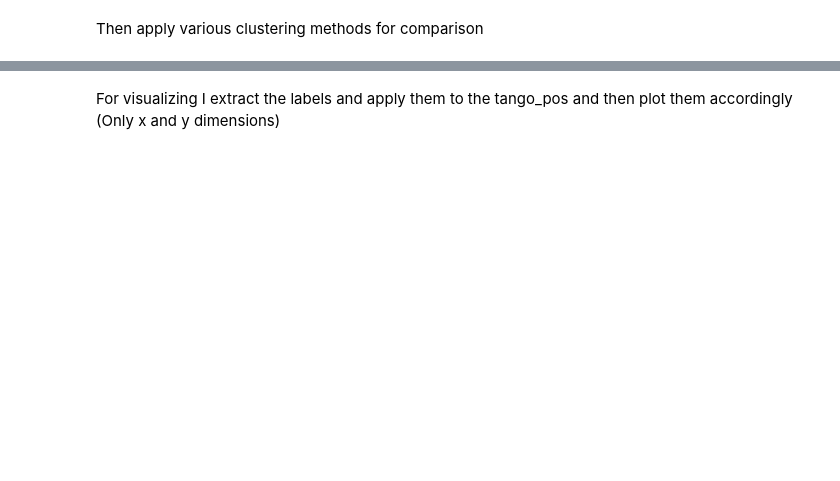
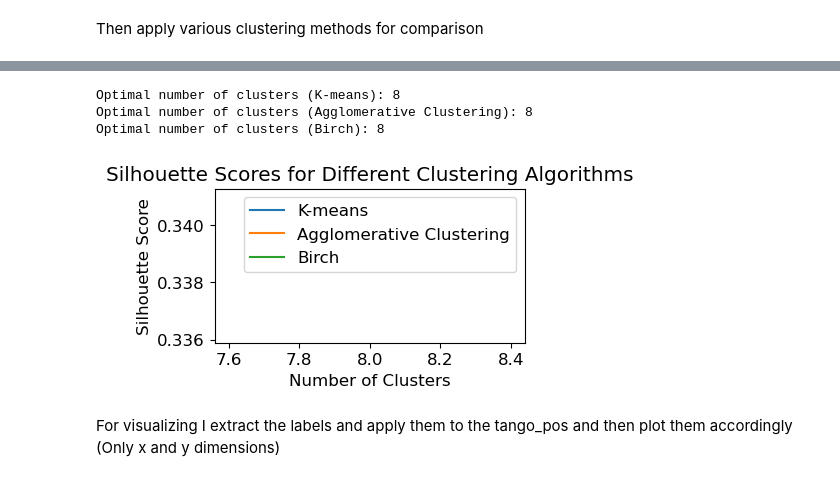
Before and after one commit to tonton-golio/inertial_navigation_transformer, a Jupyter notebook: playground_notebooks/clustering_unsupervised.ipynb, the cells around one changed output, grey strips where cells are left out. Drawn from its saved outputs; the diff is of its cells as text; code cells hidden in the pictures; blank space fills up the shorter version.

```diff
--- a/playground_notebooks/clustering_unsupervised.ipynb
+++ b/playground_notebooks/clustering_unsupervised.ipynb
@@ -165,3 +222,27 @@ birch labels: [0 0 2 3 1 1 1 1 1 1 1 1 1 1 1 1 1 1 1 1 1 1 1 3 2 4 1 1 1 1 1 1 1
+# %%
+# Print the optimal number of clusters for each algorithm
+print("Optimal number of clusters (K-means):", optimal_kmeans)
+print("Optimal number of clusters (Agglomerative Clustering):", optimal_agglo)
+print("Optimal number of clusters (Birch):", optimal_birch)
+
+figx, axx = plt.subplots(figsize=(4,2))
+plt.plot(cluster_range, kmeans_scores, label='K-means')
+plt.plot(cluster_range, agglo_scores, label='Agglomerative Clustering')
+plt.plot(cluster_range, birch_scores, label='Birch')
+
+# Set plot labels and title
+plt.xlabel('Number of Clusters')
+plt.ylabel('Silhouette Score')
+plt.title('Silhouette Scores for Different Clustering Algorithms')
+plt.legend()
+
+# Show the plot
+plt.show()
+# %% [output]
+Optimal number of clusters (K-means): 8
+Optimal number of clusters (Agglomerative Clustering): 8
+Optimal number of clusters (Birch): 8
+[figure, added]
 # %% [markdown]
 For visualizing I extract the labels and apply them to the tango_pos and then plot them accordingly (Only x and y dimensions)
 # %%
```
Also changed, not shown: parts of 11 cells of this notebook.
